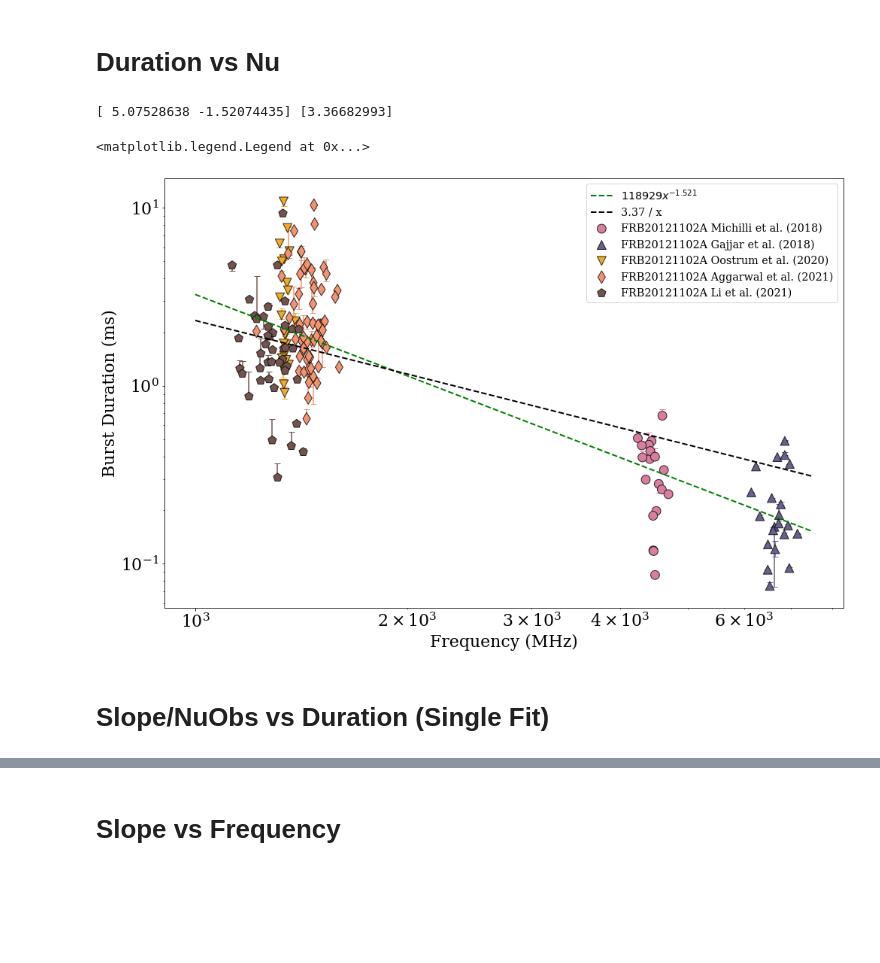
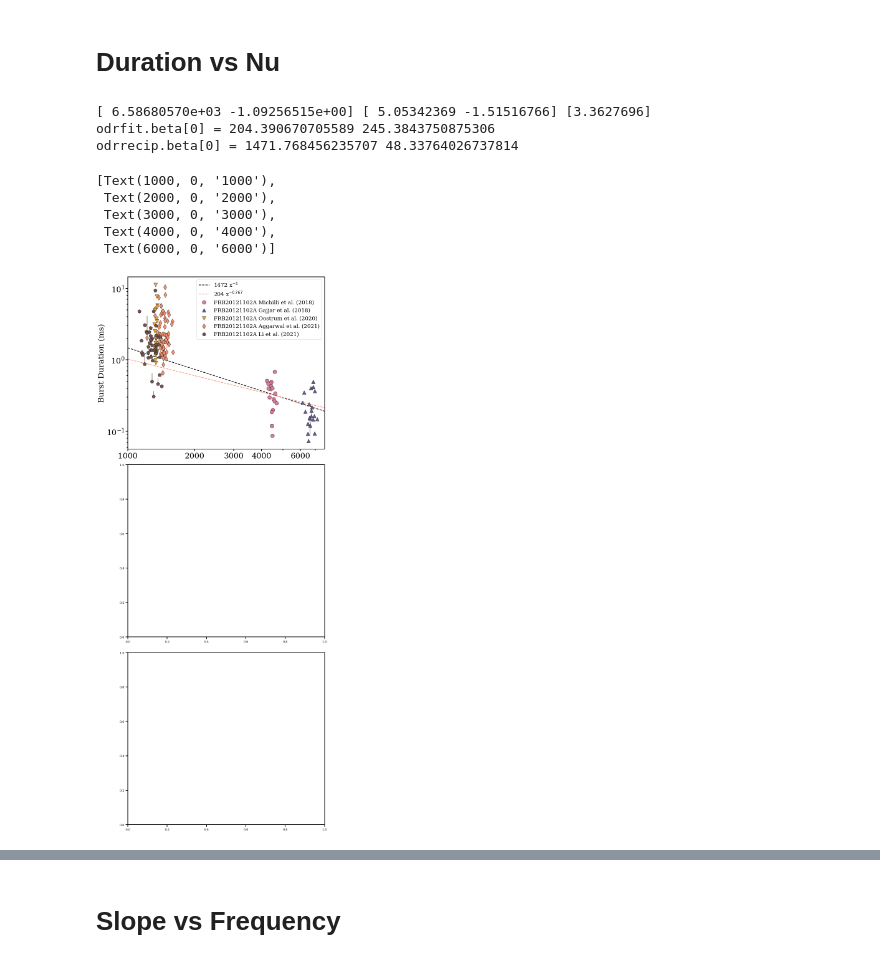
Before and after one commit to mef51/frbgui, a Jupyter notebook: PaperFigures.ipynb, the cells around one changed output, grey strips where cells are left out. Drawn from its saved outputs; the diff is of its cells as text; code cells hidden in the pictures; blank space fills up the shorter version.

Commit message:
add paper figures
* compute bandwidth
* plot bandwidth on results figures
* error bars at the back
* gui: changeable pkidx
* gui: use p0 on the main measure button, not just redos

```diff
--- a/PaperFigures.ipynb
+++ b/PaperFigures.ipynb
@@ -918,7 +904,7 @@ for frame, label in zip(frames, labels):
                       f"{min(frame['center_f_new']):.0f} - {max(frame['center_f_new']):.0f} (new) MHz,",
                       f"tw: {min(frame['tau_w_ms']):.2f} - {max(frame['tau_w_ms']):.2f} ms",
                       f"tw_FWHM_ms: {min(frame['tw_FWHM_ms']):.2f} - {max(frame['tw_FWHM_ms']):.2f} ms")
-    # display(frame[['center_f', 'center_f_new', 'tau_w_ms', 'tw_FWHM_ms', 'band_FWHM_mhz']])
+    display(frame[['center_f', 'center_f_new', 'tau_w_ms', 'tw_FWHM_ms', 'band_FWHM_mhz']])
 
 allframes = pd.concat([f for f in frames])
 display(allframes.loc[allframes['bandwidth (mhz)'] > 1000])
@@ -939,5 +925,5 @@ for _, p in panels.items():
     p.tick_params(labelsize='xx-large')
     p.set_ylabel('# of bursts', fontsize=fontsize)
 plt.tight_layout()
-plt.savefig('figures/sample_distribution.pdf')
+# plt.savefig('figures/sample_distribution.pdf')
 # %% [output]
@@ -1004,25 +1189,63 @@ def plotframes(frames, x, y, xlabel=None, ylabel=None, labels=labels, markersize
 # Duration vs Nu
 # %%
 # eq. 2 tw = tau_w*nu_0 / nu_obs
+importlib.reload(driftlaw)
 frames = bakeddata['frames']
 labels = bakeddata['labels']
-ax = plotframes(frames, 'center_f', 'tau_w_ms', xlabel="Frequency (MHz)", ylabel="Burst Duration (ms)", labels=labels, logscale=True, yerrf=lambda f: driftlaw.rangeerror(f)[0])
+from datetime import datetime
+datestr = datetime.now().strftime('%b%d')
+propfigure, propaxs = plt.subplots(3, 1, figsize=(10.5, 25), facecolor='w')
+
+ax = plotframes(frames, 'center_f', 'tau_w_ms', xlabel="", ylabel="Burst Duration (ms)", labels=labels,
+                logscale=[True, True], yerrf=lambda f: driftlaw.limitedDMrangeerror(f)[0], fontsize=25, ax=propaxs[0])
 alldfs = pd.concat([frame for frame in frames])
 ey = driftlaw.rangeerror(alldfs)[0]
 sigma = (alldfs['tau_w_ms'] + (ey[0][0]+ey[0][1])/2 ) / alldfs['tau_w_ms']
 
 p0 = None
+popt, pcov = scipy.optimize.curve_fit(lambda x, a, n: a*(x**n), alldfs['center_f'], alldfs['tau_w_ms'], sigma=None, absolute_sigma=False)
+precip, pcov = scipy.optimize.curve_fit(lambda x, a: a*(x**-1), alldfs['center_f'], alldfs['tau_w_ms'], sigma=None, absolute_sigma=False)
 logrecip_p, pcov = scipy.optimize.curve_fit(lambda x, a: a - x, np.log10(alldfs['center_f']), np.log10(alldfs['tau_w_ms']), sigma=None, absolute_sigma=False)
 log_p,   pcov = scipy.optimize.curve_fit(lambda x, a, n: a + n*x, np.log10(alldfs['center_f']), np.log10(alldfs['tau_w_ms']), sigma=None, absolute_sigma=False)
-print(log_p, logrecip_p)
+print(popt, log_p, logrecip_p)
 
-x = np.linspace(1e3, 7.5e3)
-ax.plot(x, (10**log_p[0])*x**log_p[1], 'g', linestyle='--', lw=2, label=f'${(10**log_p[0]):.0f} x^{{{log_p[1]:.3f}}}$')
-ax.plot(x, (10**logrecip_p[0])/x, 'k', linestyle='--', lw=2, label=f'{logrecip_p[0]:.2f} / x')
-ax.legend(fontsize='x-large')
+odrmodel = scipy.odr.Model(lambda B, x: B[0]*x**B[1])
+sx = alldfs['f_res (mhz)']/np.sqrt(12)
+odrdata = scipy.odr.RealData(alldfs['center_f'], alldfs['tau_w_ms'], sx=sx, sy=driftlaw.limitedDMrangeerror_odr(alldfs)[0])
+odrjob = scipy.odr.ODR(odrdata, odrmodel, beta0=[3, -1])
+odrjob.set_job(fit_type=0)
+odrfit = odrjob.run()
+print(f"{odrfit.beta[0] = } {odrfit.sd_beta[0]}")
+
+odrmodel = scipy.odr.Model(lambda B, x: B[0]*x**-1)
+odrdata = scipy.odr.RealData(alldfs['center_f'], alldfs['tau_w_ms'], sx=sx, sy=driftlaw.limitedDMrangeerror_odr(alldfs)[0])
+odrjob = scipy.odr.ODR(odrdata, odrmodel, beta0=[3, -1])
+odrjob.set_job(fit_type=0)
+odrrecip = odrjob.run()
+print(f"{odrrecip.beta[0] = } {odrrecip.sd_beta[0]}")
+
+x = np.linspace(1e3, 7.7e3)
+zorder = -2
+# ax.plot(x, (10**log_p[0])*x**log_p[1], 'g', linestyle='--', lw=2, label=f'${(10**log_p[0]):.0f} x^{{{log_p[1]:.3f}}}$', zorder=zorder)
+# ax.plot(x, (10**logrecip_p[0])/x, 'y', linestyle='--', lw=2, label=f'{logrecip_p[0]:.2f} / x', zorder=zorder)
+# ax.plot(x, (popt[0]*x**popt[1]), 'k', linestyle='--', lw=2, label=f'{popt[0]:.2f} x$^{{{popt[1]:.4f}}}$', zorder=zorder)
+# ax.plot(x, (precip[0]*x**-1), 'c', linestyle='--', lw=2, label=f'{precip[0]:.2f} x$^{{-1}}$', zorder=zorder)
+ax.plot(x, (odrrecip.beta[0]*x**odrrecip.beta[1]), 'k', linestyle='--', lw=2, label=f'{odrrecip.beta[0]:.0f} x$^{{-1}}$', zorder=zorder)
+ax.plot(x, (odrfit.beta[0]*x**odrfit.beta[1]), tagColors[3], linestyle='--', lw=2, label=f'{odrfit.beta[0]:.0f} x$^{{{odrfit.beta[1]:.3f}}}$', zorder=zorder)
+ax.legend(fontsize='xx-large')
+ax.set_xlim(1000, 7700)
+xticks = [1000, 2000, 3000, 4000, 6000]
+ax.set_xticks(xticks)
+ax.set_xticklabels(xticks)
+
+# plt.savefig(f'figures/DurationvFreq_{datestr}.pdf')
 # %% [output]
-[ 5.07528638 -1.52074435] [3.36682993]
+[ 6.58680570e+03 -1.09256515e+00] [ 5.05342369 -1.51516766] [3.3627696]
+odrfit.beta[0] = 204.390670705589 245.3843750875306
+odrrecip.beta[0] = 1471.768456235707 48.33764026737814
-<matplotlib.legend.Legend at 0x...>
+[Text(1000, 0, '1000'),
+ Text(2000, 0, '2000'),
+ Text(3000, 0, '3000'),
+ Text(4000, 0, '4000'),
+ Text(6000, 0, '6000')]
-[figure, old version]
+[figure, new version]
-# %% [markdown]
-# Slope/NuObs vs Duration (Single Fit)
```
Also changed, not shown: parts of 27 cells of this notebook, 5 other files.
